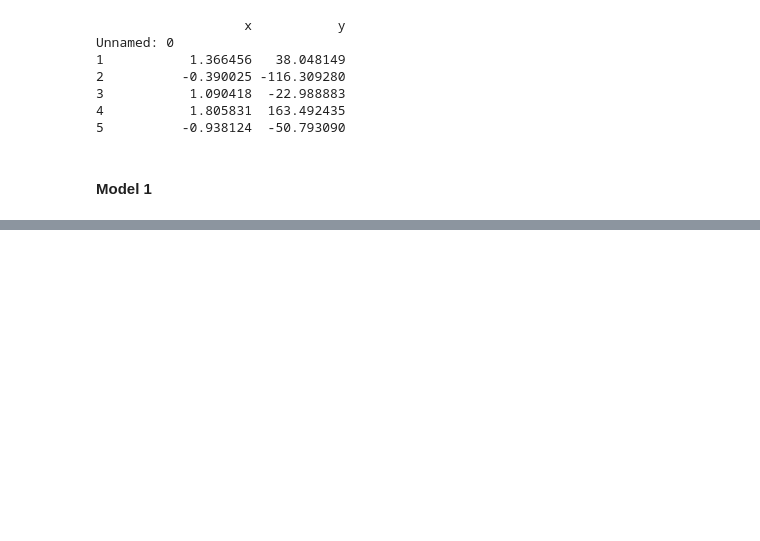
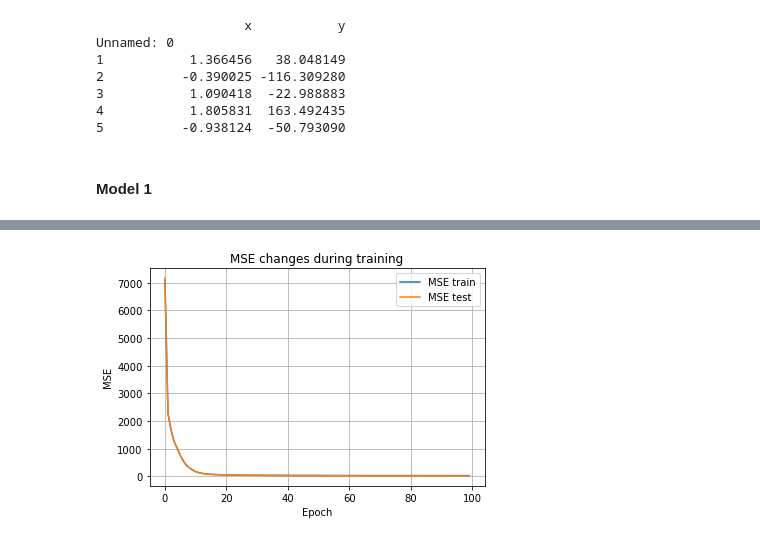
Before and after one commit to mstaczek/miowad, a Jupyter notebook: lab3.ipynb, the cells around one changed output, grey strips where cells are left out. Cells and saved outputs as stored; diff of their text form; code cells hidden in the pictures; blank space fills up the shorter version.

```diff
--- a/lab3.ipynb
+++ b/lab3.ipynb
@@ -56,0 +134,9 @@ Created in <span style='font-weight:600;margin-left:4px;'>Deepnote</span></a>
+# %%
+df_train = pd.read_csv('data/regression/steps-large-training.csv').set_index("Unnamed: 0")
+df_test = pd.read_csv('data/regression/steps-large-test.csv').set_index("Unnamed: 0")
+print(df_test.head())
+
+x_train = [[x] for x in df_train.loc[:,"x"]]
+y_train = [[y] for y in df_train.loc[:,"y"]]
+x_test = [[x] for x in df_test.loc[:,"x"]]
+y_test = [[y] for y in df_test.loc[:,"y"]]
@@ -56,0 +153,9 @@ Created in <span style='font-weight:600;margin-left:4px;'>Deepnote</span></a>
+# %%
+net2 = NeuralNetwork()
+net2.add(Layer(neurons_count=1, add_bias=True))
+net2.add(Layer(neurons_count=10, activation_fun='sigmoid', add_bias=True))
+net2.add(Layer(neurons_count=10, activation_fun='sigmoid', add_bias=True))
+net2.add(Layer(neurons_count=1, activation_fun='linear', add_bias=False))
+# %%
+net2.train(x_train, y_train,x_test,y_test, epochs=100, learning_rate=0.00001, batch_size=4, \
+            with_moment=True, moment_decay=0.97)
@@ -56,0 +174,4 @@ Created in <span style='font-weight:600;margin-left:4px;'>Deepnote</span></a>
+# %%
+net2.plot_training_history()
+# %% [output]
+[figure, added]
```
Also changed, not shown: parts of 21 cells of this notebook.
